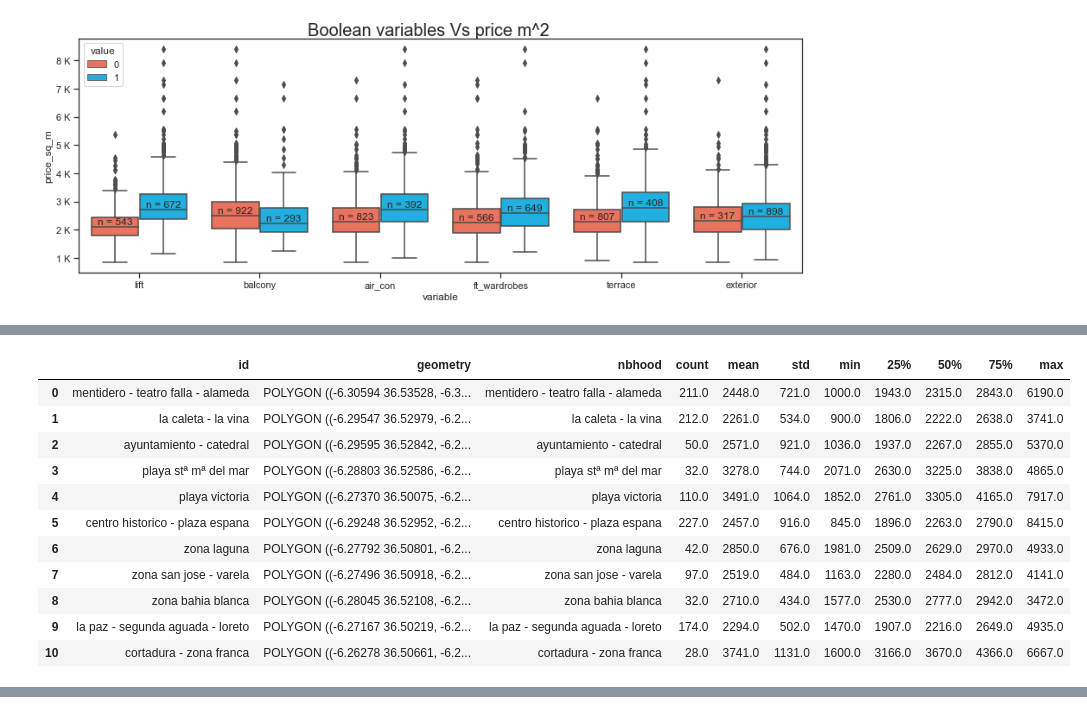
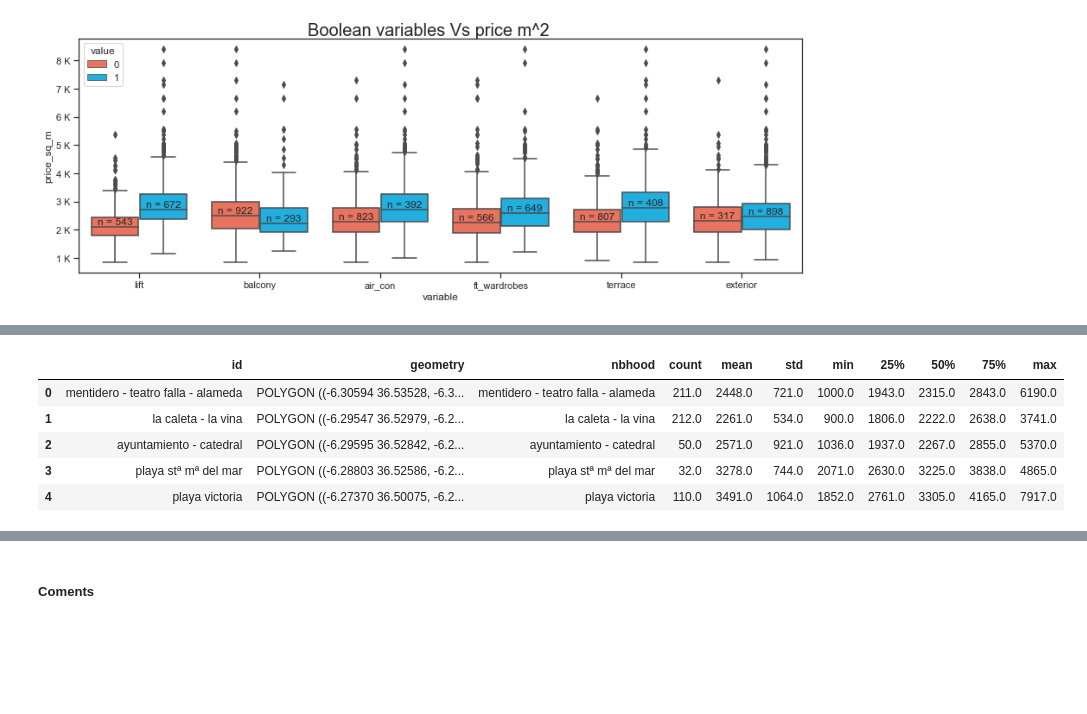
Before and after one commit to estmelra/idealista, a Jupyter notebook: eda.ipynb, the cells around one changed output, grey strips where cells are left out. Cells and saved outputs as stored; diff of their text form; code cells hidden in the pictures; blank space fills up the shorter version.

```diff
--- a/eda.ipynb
+++ b/eda.ipynb
@@ -243,25 +270,19 @@ for i in range(len(categorical_vars)):
 # %%
 #Read the geoJSON file using geopandas
 geojson = gpd.read_file('barrios_cadiz.geojson')
 geojson=geojson[['id','geometry']] #only select 'coty_code' and 'id' columns
 
 geo_df = data[['nbhood', 'price_sq_m']].groupby("nbhood").agg('describe').droplevel(level=0, axis=1)
 geo_df.reset_index(inplace=True)
 geo_df = geojson.merge(geo_df, left_on="id", right_on='nbhood').round()
-geo_df
+geo_df.head()
 # %% [output]
 |  | id | geometry | nbhood | count | mean | std | min | 25% | 50% | 75% | max |
 | 0 | mentidero - teatro falla - alameda | POLYGON ((-6.30594 36.53528, -6.3... | mentidero - teatro falla - alameda | 211.0 | 2448.0 | 721.0 | 1000.0 | 1943.0 | 2315.0 | 2843.0 | 6190.0 |
 | 1 | la caleta - la vina | POLYGON ((-6.29547 36.52979, -6.2... | la caleta - la vina | 212.0 | 2261.0 | 534.0 | 900.0 | 1806.0 | 2222.0 | 2638.0 | 3741.0 |
 | 2 | ayuntamiento - catedral | POLYGON ((-6.29595 36.52842, -6.2... | ayuntamiento - catedral | 50.0 | 2571.0 | 921.0 | 1036.0 | 1937.0 | 2267.0 | 2855.0 | 5370.0 |
 | 3 | playa stª mª del mar | POLYGON ((-6.28803 36.52586, -6.2... | playa stª mª del mar | 32.0 | 3278.0 | 744.0 | 2071.0 | 2630.0 | 3225.0 | 3838.0 | 4865.0 |
 | 4 | playa victoria | POLYGON ((-6.27370 36.50075, -6.2... | playa victoria | 110.0 | 3491.0 | 1064.0 | 1852.0 | 2761.0 | 3305.0 | 4165.0 | 7917.0 |
-| 5 | centro historico - plaza espana | POLYGON ((-6.29248 36.52952, -6.2... | centro historico - plaza espana | 227.0 | 2457.0 | 916.0 | 845.0 | 1896.0 | 2263.0 | 2790.0 | 8415.0 |
-| 6 | zona laguna | POLYGON ((-6.27792 36.50801, -6.2... | zona laguna | 42.0 | 2850.0 | 676.0 | 1981.0 | 2509.0 | 2629.0 | 2970.0 | 4933.0 |
-| 7 | zona san jose - varela | POLYGON ((-6.27496 36.50918, -6.2... | zona san jose - varela | 97.0 | 2519.0 | 484.0 | 1163.0 | 2280.0 | 2484.0 | 2812.0 | 4141.0 |
-| 8 | zona bahia blanca | POLYGON ((-6.28045 36.52108, -6.2... | zona bahia blanca | 32.0 | 2710.0 | 434.0 | 1577.0 | 2530.0 | 2777.0 | 2942.0 | 3472.0 |
-| 9 | la paz - segunda aguada - loreto | POLYGON ((-6.27167 36.50219, -6.2... | la paz - segunda aguada - loreto | 174.0 | 2294.0 | 502.0 | 1470.0 | 1907.0 | 2216.0 | 2649.0 | 4935.0 |
-| 10 | cortadura - zona franca | POLYGON ((-6.26278 36.50661, -6.2... | cortadura - zona franca | 28.0 | 3741.0 | 1131.0 | 1600.0 | 3166.0 | 3670.0 | 4366.0 | 6667.0 |
 # %%
 m = folium.Map(location=[36.518336, -6.279346], zoom_start=13, tiles = 'cartodbpositron')
 
@@ -304,3 +325,5 @@ folium.features.GeoJson(
 m
 # %% [output]
 [interactive output not drawn]
+# %% [markdown]
+##### Coments
```
Also changed, not shown: parts of 12 cells of this notebook, 2 other files.
